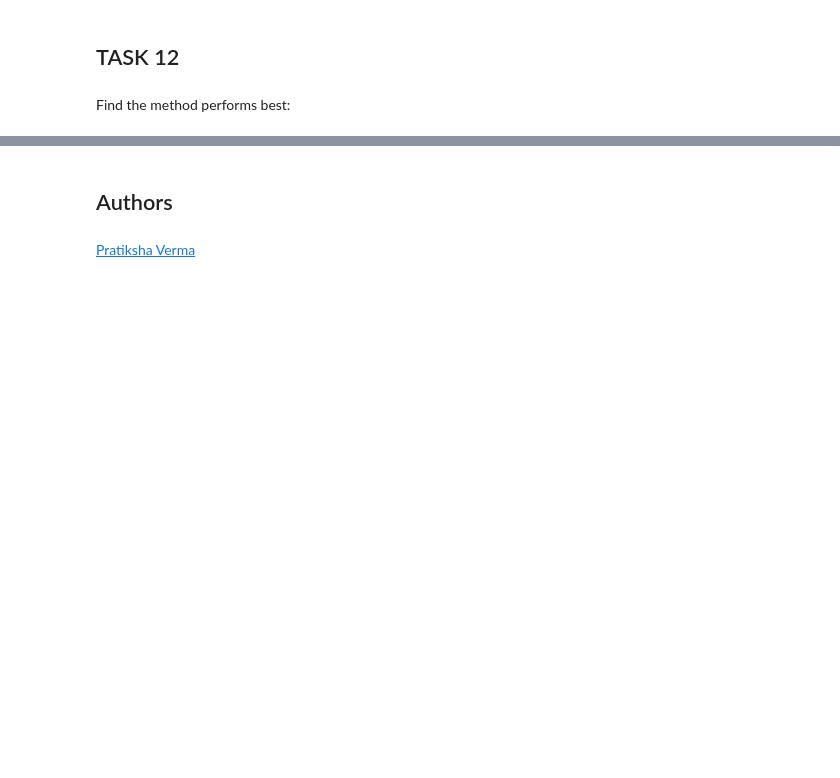
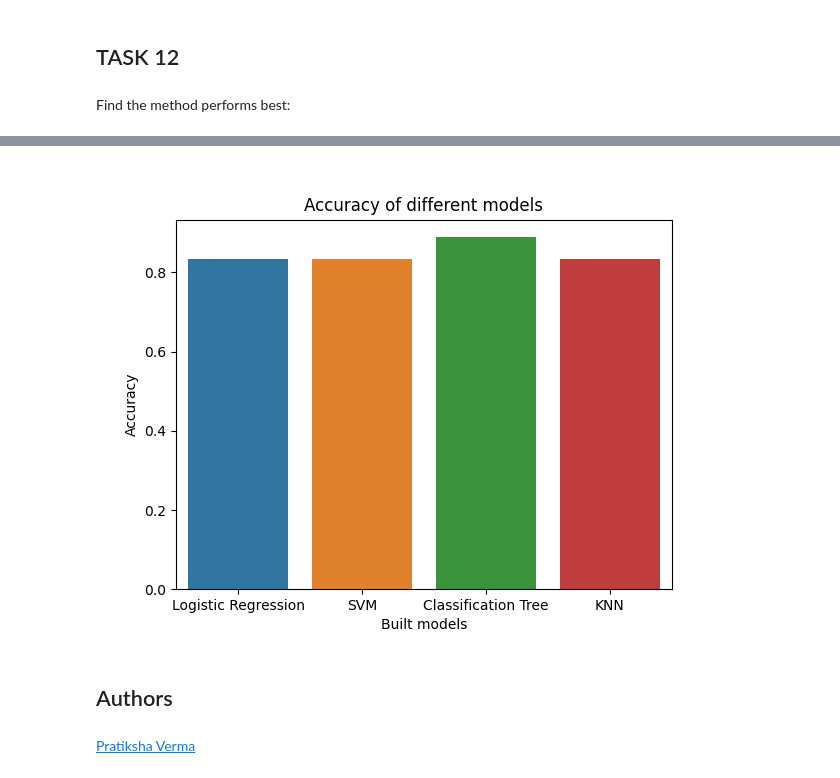
Before and after one commit to Kevin-qt/SpaceX-Falcon-9-First-Stage-Landing-Prediction, a Jupyter notebook: SpaceX_Machine_Learning_Prediction_Part_5.ipynb, the cells around one changed output, grey strips where cells are left out. Drawn from its saved outputs; the diff is of its cells as text; code cells hidden in the pictures; blank space fills up the shorter version.

```diff
--- a/SpaceX_Machine_Learning_Prediction_Part_5.ipynb
+++ b/SpaceX_Machine_Learning_Prediction_Part_5.ipynb
@@ -307,3 +307,11 @@ score_df.iloc[[score_df['Score'].argmax()]]
+# %%
+sns.barplot(x='Method', y='Score', data=score_df)
+plt.xlabel('Built models')
+plt.ylabel('Accuracy')
+plt.title('Accuracy of different models')
+plt.show()
+# %% [output]
+[figure, added]
 # %% [markdown]
 ## Authors
 # %% [markdown]
```
Also changed, not shown: parts of 4 cells of this notebook.
